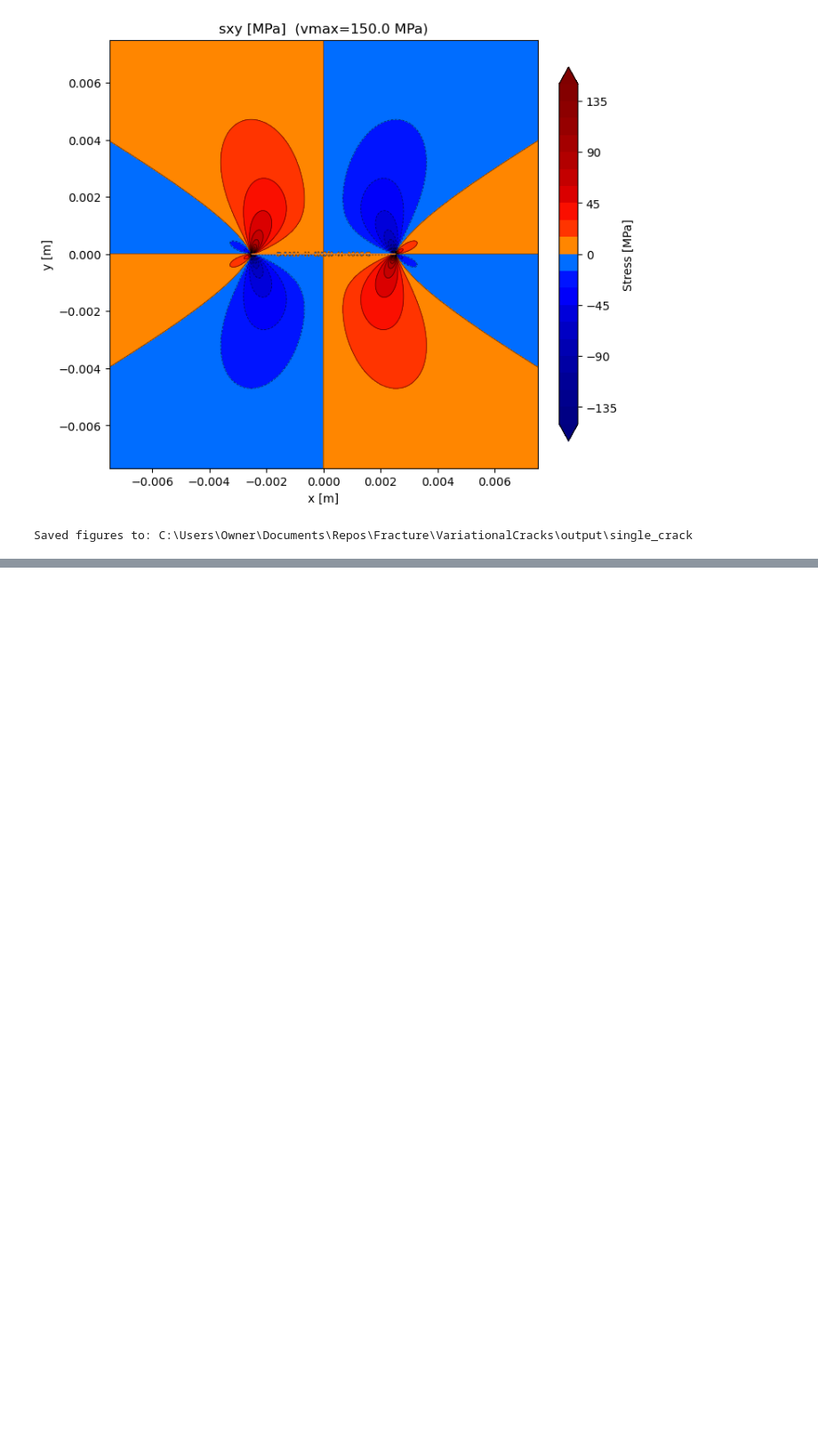
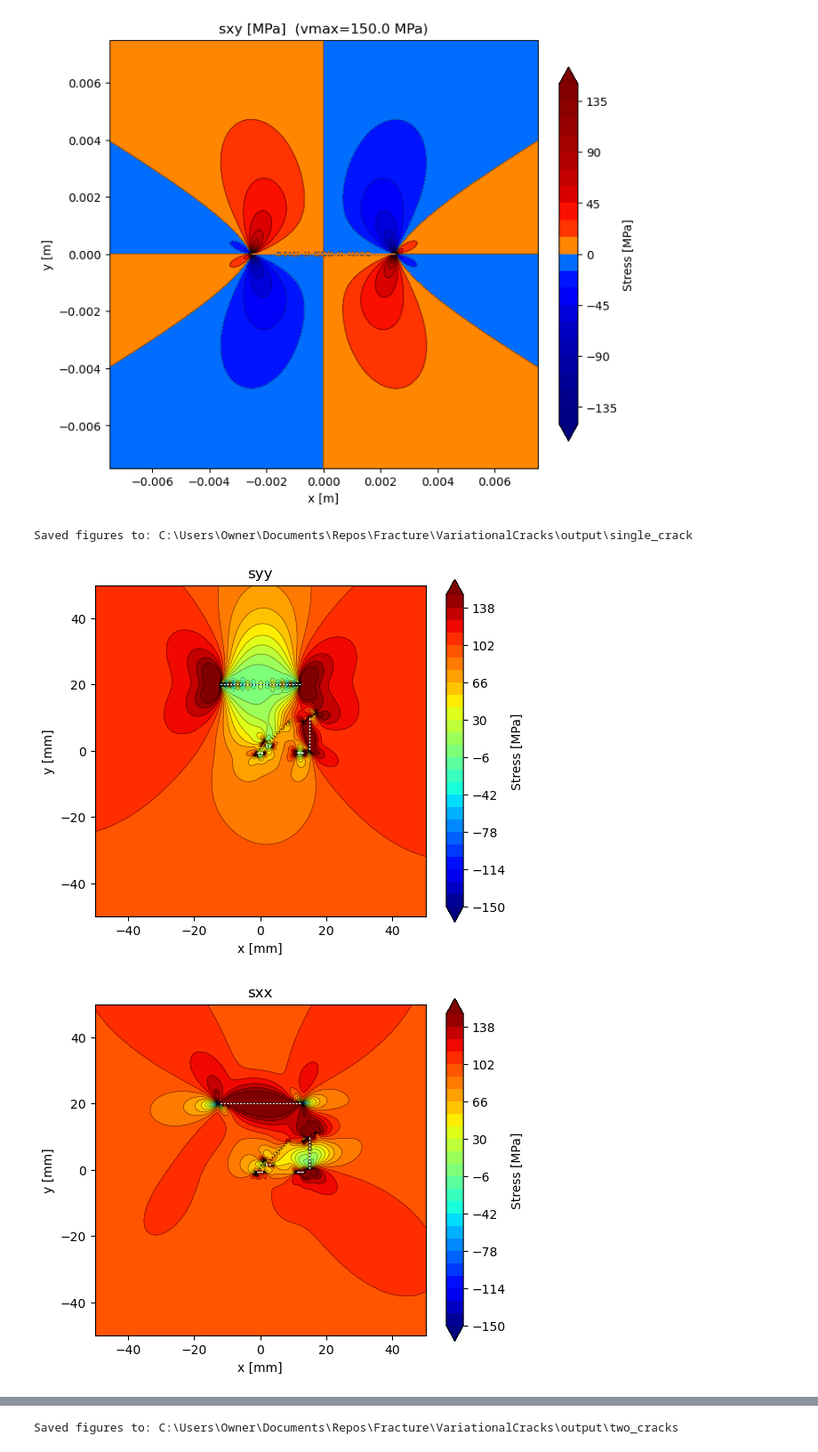
Before and after one commit to Ghoniem/Fracture, a Jupyter notebook: VariationalCracks/notebooks/variational.ipynb, the cells around one changed output, grey strips where cells are left out. Shown at 89% size. Cells and saved outputs as stored; diff of their text form; code cells hidden in the pictures; blank space fills up the shorter version.

Commit message:
Version 3 works well for multiple cracks

```diff
--- a/VariationalCracks/notebooks/variational.ipynb
+++ b/VariationalCracks/notebooks/variational.ipynb
@@ -322,3 +92,81 @@ KII [MPa√m] = 0.0
 [figure]
 [figure]
 Saved figures to: C:\Users\Owner\Documents\Repos\Fracture\VariationalCracks\output\single_crack
+# %%
+import numpy as np
+import matplotlib.pyplot as plt
+from pathlib import Path
+import os, sys, importlib
+
+# Ensure project root on path
+nb_dir = os.path.abspath(os.getcwd())
+root   = os.path.abspath(os.path.join(nb_dir, ".."))
+if root not in sys.path:
+    sys.path.insert(0, root)
+
+from utils.dce_solver_v3  import Material, Crack, AppliedStress, DCEMultiCrackStatic
+from utils.dce_results_v3 import DCEResultsV3
+from utils.dce_plots_v3   import DCEPlotterV3, StressPlotOpts
+
+# -------------------------
+# Output directory
+# -------------------------
+out_dir = Path(r"C:\Users\Owner\Documents\Repos\Fracture\VariationalCracks\output\two_cracks")
+out_dir.mkdir(parents=True, exist_ok=True)
+
+# -------------------------
+# Material + remote loading
+# -------------------------
+material = Material(E=200e9, nu=0.30, plane_stress=False)
+stress   = AppliedStress(sigma_xx=100e6, sigma_yy=100e6, sigma_xy=30e6)
+
+# -------------------------
+# Two interacting cracks
+# -------------------------
+L = 5e-3      # 2a = 5 mm
+a = L/2
+gap = 0.6*a   # close enough to interact strongly
+pi=np.pi
+cracks = [
+    Crack(length=L, angle=pi/3, center=(0.0, +0.5*gap)),
+    Crack(length=L/2, angle=0.0, center=(0.0, -0.5*gap)),
+    Crack(length=2*L, angle=pi/4, center=(L, L)),
+    Crack(length=L/2, angle=0.0, center=(L/2, gap)),
+    Crack(length=L, angle=pi/5, center=(3*L, 2*L)),
+    Crack(length=L/2, angle=pi, center=(2.4*L, -0.5*gap)),
+    Crack(length=2*L, angle=pi/2, center=(3*L, L)),
+    Crack(length=5*L, angle=0.0, center=(0, 4*L)),
+]
+
+calc = DCEMultiCrackStatic(material, cracks, stress)
+
+sol = calc.solve(
+    ne_half=6,
+    representation="cheb_quad",      # try "cheb_spectral" as well
+    node_distribution="tip_dense",
+    nq_col=3,
+    nq_stress=6,
+    ridge=1e-14,
+)
+
+res = DCEResultsV3(calc, sol)
+plotter = DCEPlotterV3(res, out_dir=out_dir)
+
+opts = StressPlotOpts(
+    extent_factor=4.0,
+    n_grid=401,
+    add_remote=True,
+    mask_crack=True,
+    cmap="jet",
+    n_bands=25,
+    label_contours=False,
+    vmax_factor=1.5,
+)
+
+plotter.plot_stress_components_global(opts, components=("syy","sxx","sxy"))
+plt.show()
+
+print("Saved figures to:", out_dir)
+# %% [output]
+[figure, added]
+[figure, added]
@@ -324,0 +174 @@ Saved figures to: C:\Users\Owner\Documents\Repos\Fracture\VariationalCracks\outp
+Saved figures to: C:\Users\Owner\Documents\Repos\Fracture\VariationalCracks\output\two_cracks
```
Also changed, not shown: parts of 4 cells of this notebook, 14 other files.
